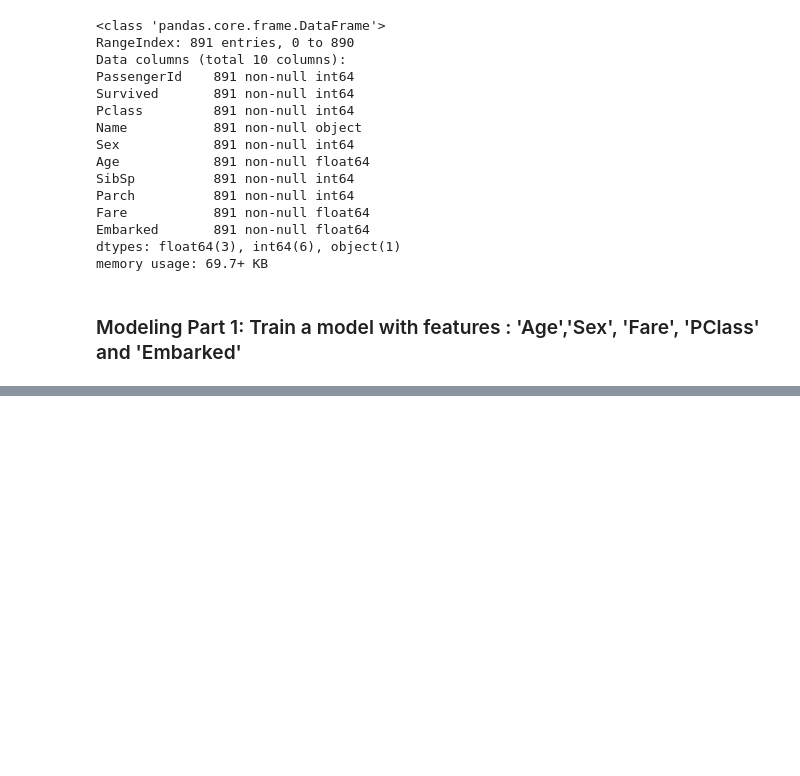
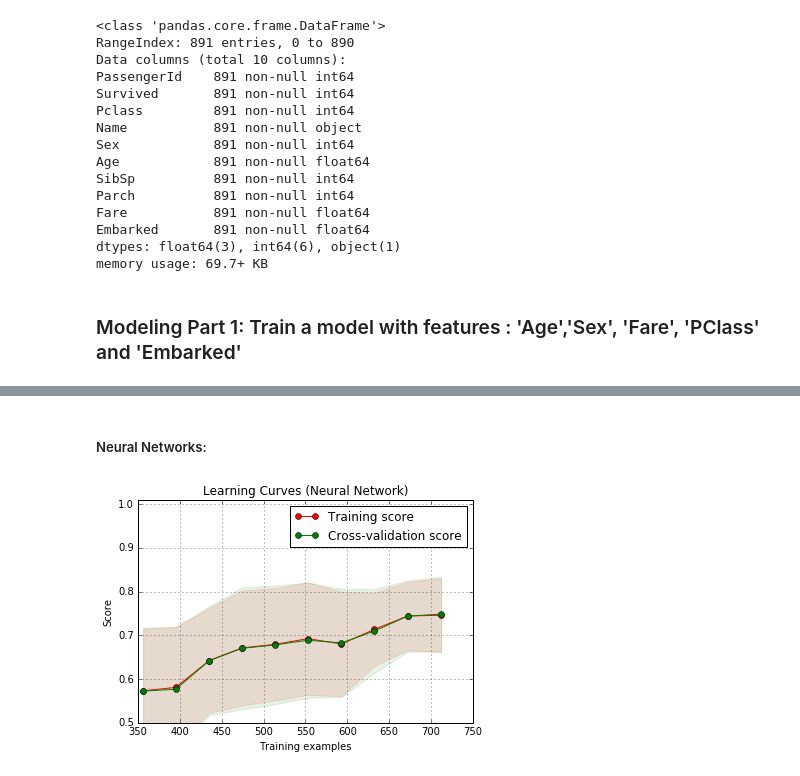
Before and after one commit to phamhp/Titanic, a Jupyter notebook: Titanic Analysis.ipynb, the cells around one changed output, grey strips where cells are left out. Saved outputs shown, nothing was run; the diff lists cells and outputs as text; code cells hidden in the pictures; blank space fills up the shorter version.

```diff
--- a/Titanic Analysis.ipynb
+++ b/Titanic Analysis.ipynb
@@ -220,0 +307,9 @@ memory usage: 69.7+ KB
+# %% [markdown]
+##### Neural Networks:
+# %%
+title = "Learning Curves (Neural Network)"
+estimator = MLPClassifier(max_iter=2000)
+plot_learning_curve(estimator, title, x, y, ylim=(0.5, 1.01), cv=cv, n_jobs=4)
+plt.show()
+# %% [output]
+[figure, added]
```
Also changed, not shown: parts of 34 cells of this notebook.
